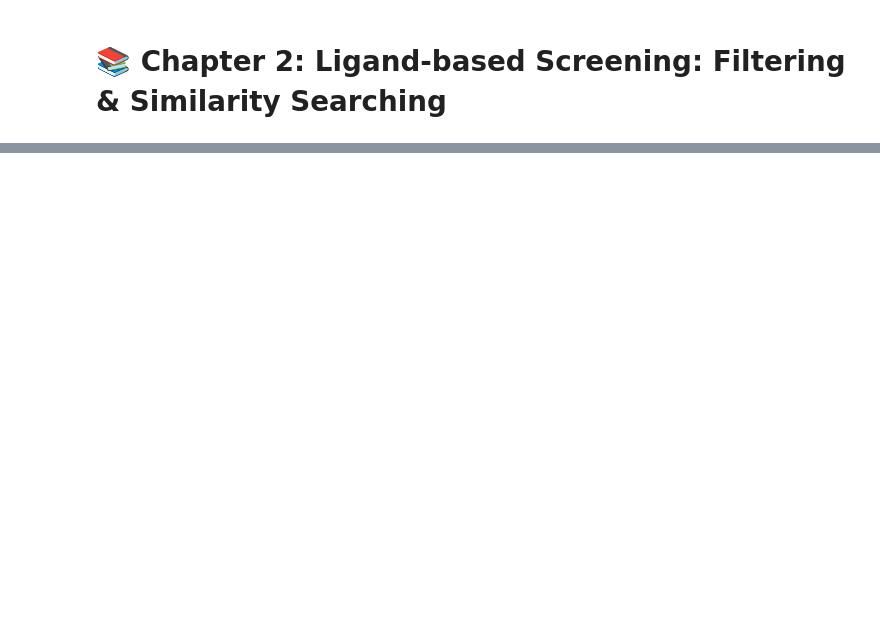
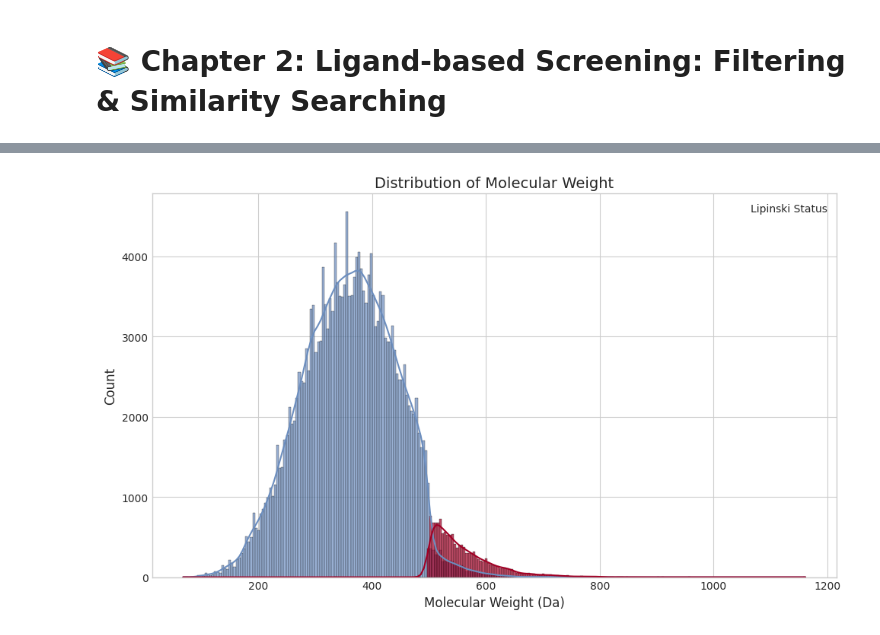
Before and after one commit to nrflynn2/ml-drug-discovery, a Jupyter notebook: CH02_FLYNN_ML4DD.ipynb, the cells around one changed output, grey strips where cells are left out. Cells and saved outputs as stored; diff of their text form; code cells hidden in the pictures; blank space fills up the shorter version.

```diff
--- a/CH02_FLYNN_ML4DD.ipynb
+++ b/CH02_FLYNN_ML4DD.ipynb
@@ -89,5 +15,0 @@ specs.shape
-# %%
-from rdkit.Chem import MolFromSmiles
-
-mol = MolFromSmiles(specs.smiles[0])
-mol
@@ -410,4 +15,0 @@ example_bits = [draw_fragment_from_bit(example_mol, hit_idx) for hit_idx in fp_h
-# %%
-for i, bit_img in enumerate(example_bits):
-  with open(f"figures/ch02/fp_decomposition_bit{i}.svg", "w") as f:
-    f.write(bit_img.data)
@@ -524,0 +299,2 @@ specs_hits_to_malaria_box.to_csv("artifacts/ch02/specs_hits_to_malaria_box.csv",
+# %%
+specs = load_molecular_dataframe("specs", chapter="ch02")
@@ -524,0 +536,71 @@ specs_hits_to_malaria_box.to_csv("artifacts/ch02/specs_hits_to_malaria_box.csv",
+# %%
+def visualize_property_distribution(df, property_col, hue_col='ro5_compliant',
+                                   title=None, x_label=None, file_prefix=None):
+    """
+    Visualize the distribution of a molecular property.
+
+    Parameters:
+    -----------
+    df : pandas.DataFrame
+        DataFrame containing molecules
+    property_col : str
+        Name of the property column to visualize
+    hue_col : str
+        Name of the column to use for coloring
+    title : str
+        Title for the plot
+    x_label : str
+        Label for the x-axis
+    file_prefix : str
+        Prefix for saved files
+
+    Returns:
+    --------
+    matplotlib.figure.Figure
+        Figure containing the plot
+    """
+    plt.figure(figsize=(10, 6))
+
+    # Create the distribution plot
+    ax = sns.histplot(
+        data=df,
+        x=property_col,
+        hue=hue_col,
+        multiple="layer",
+        palette=["#A20025", "#6C8EBF"],
+        alpha=0.7,
+        kde=True
+    )
+
+    # Add title and labels
+    if title:
+        ax.set_title(title, fontsize=14)
+    if x_label:
+        ax.set_xlabel(x_label, fontsize=12)
+    ax.set_ylabel("Count", fontsize=12)
+
+    # Add a legend with better labels
+    handles, labels = ax.get_legend_handles_labels()
+    ax.legend(handles, ["Non-compliant", "RO5 Compliant"], title="Lipinski Status")
+
+    plt.tight_layout()
+
+    # Save the figure if requested
+    if file_prefix:
+        file_path = f"figures/ch02/{file_prefix}_{property_col.lower()}.png"
+        plt.savefig(file_path, bbox_inches='tight', dpi=600)
+        pdf_path = f"figures/ch02/{file_prefix}_{property_col.lower()}.pdf"
+        plt.savefig(pdf_path, bbox_inches='tight', dpi=600)
+        print(f"Figure saved to {file_path} and {pdf_path}")
+
+    return plt.gcf()
+
+# Visualize molecular weight distribution
+mw_fig = visualize_property_distribution(
+    specs,
+    'ExactMolWt',
+    title='Distribution of Molecular Weight',
+    x_label='Molecular Weight (Da)',
+    file_prefix='exactmolwt_dist'
+)
+# %% [output]
@@ -524,0 +608 @@ specs_hits_to_malaria_box.to_csv("artifacts/ch02/specs_hits_to_malaria_box.csv",
+[figure, added]
```
Also changed, not shown: parts of 158 cells of this notebook, 6 other files.
